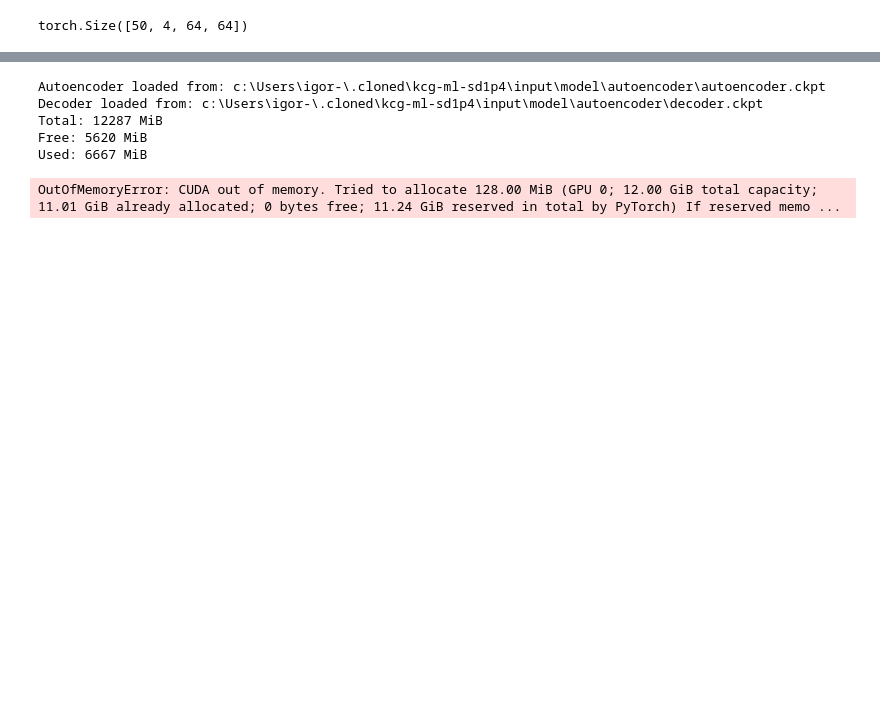
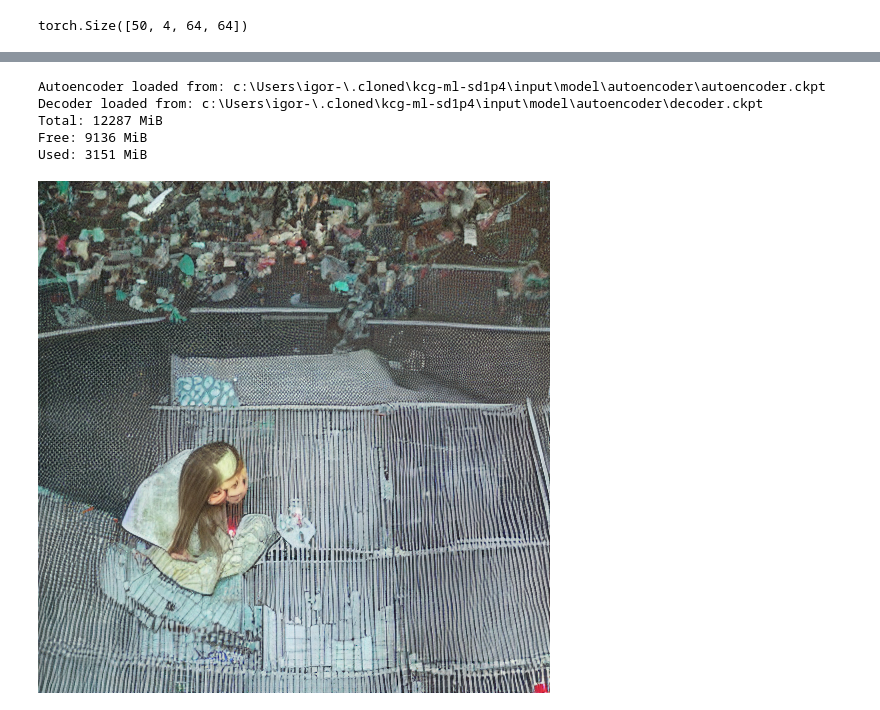
Before and after one commit to kk-digital/kcg-ml-sd1p4, a Jupyter notebook: notebooks/stable_diffusion2_denoising.ipynb, the cells around one changed output, grey strips where cells are left out. Cells and saved outputs as stored; diff of their text form; code cells hidden in the pictures; blank space fills up the shorter version.

```diff
--- a/notebooks/stable_diffusion2_denoising.ipynb
+++ b/notebooks/stable_diffusion2_denoising.ipynb
@@ -228,16 +232,17 @@ Used: 6287 MiB
 # %%
 to_be_decoded = latents[-1]
 # %%
-stable_diffusion.model.load_autoencoder(
-    **pt.autoencoder).load_decoder(**pt.decoder)
+stable_diffusion.model.load_autoencoder(**pt.autoencoder).load_decoder(**pt.decoder)
 get_memory_status()
 # %% [output]
 Autoencoder loaded from: c:\Users\igor-\.cloned\kcg-ml-sd1p4\input\model\autoencoder\autoencoder.ckpt
 Decoder loaded from: c:\Users\igor-\.cloned\kcg-ml-sd1p4\input\model\autoencoder\decoder.ckpt
 Total: 12287 MiB
-Free: 5620 MiB
-Used: 6667 MiB
+Free: 9136 MiB
+Used: 3151 MiB
-# %%
-stable_diffusion.decode_image(to_be_decoded)
-# %% [output]
-OutOfMemoryError: CUDA out of memory. Tried to allocate 128.00 MiB (GPU 0; 12.00 GiB total capacity; 11.01 GiB already allocated; 0 bytes free; 11.24 GiB reserved in total by PyTorch) If reserved memo ...
+# %%
+decoded_image = stable_diffusion.decode(to_be_decoded)
+# %%
+to_pil(decoded_image.squeeze())
+# %% [output]
+[figure, added]
```
Also changed, not shown: parts of 7 cells of this notebook.
